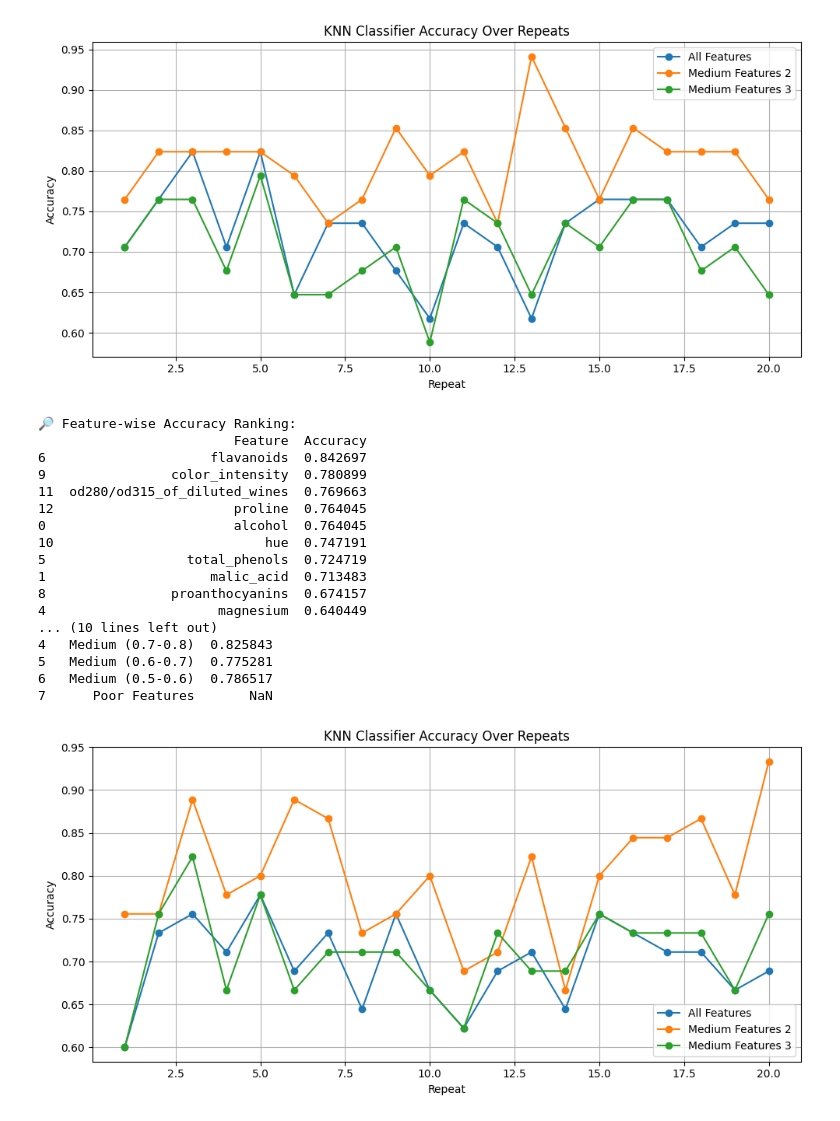
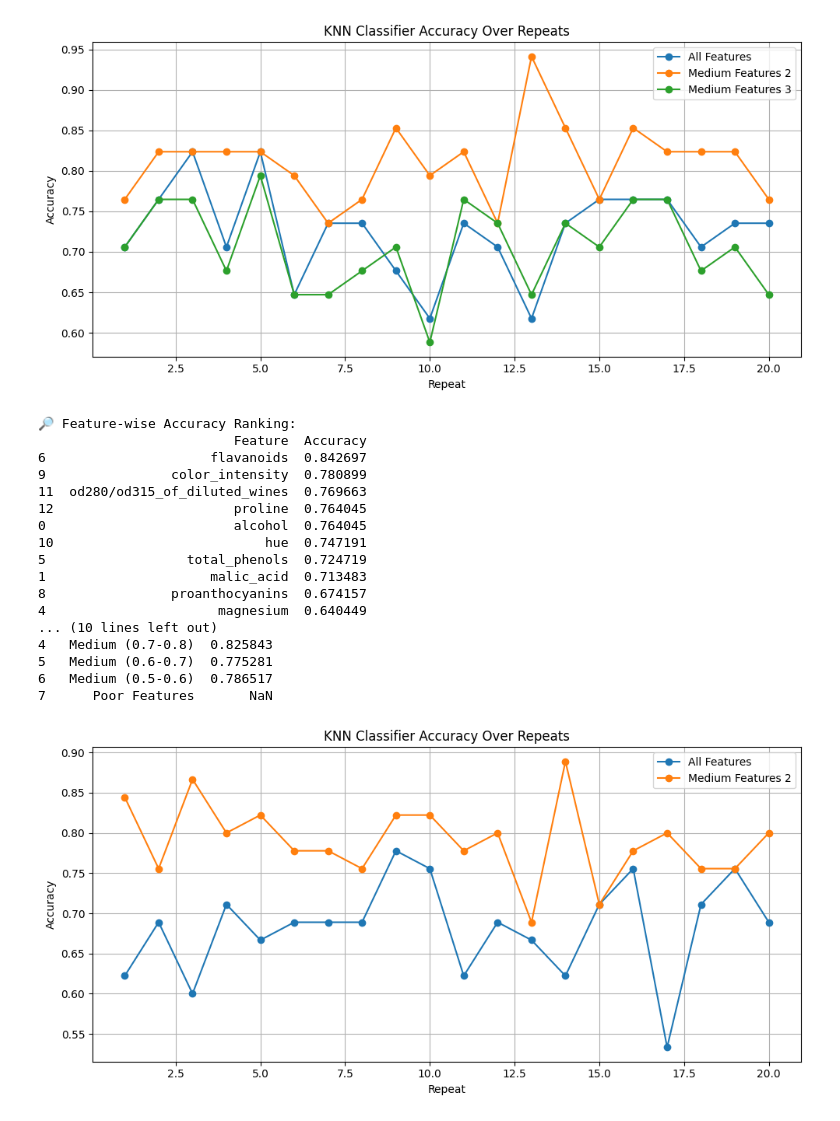
Before and after one commit to mehrnazeraeisi/Wine, a Jupyter notebook: Wine_KnnClassification_Modification.ipynb, the cells around one changed output. Cells and saved outputs as stored; diff of their text form; code cells hidden in the pictures.

```diff
--- a/Wine_KnnClassification_Modification.ipynb
+++ b/Wine_KnnClassification_Modification.ipynb
@@ -228,17 +229,16 @@ print("\n📊 Grouped Feature Performance Summary:")
 print(summary_df)
 
 # [8] Final evaluation function: repeats KNN classification and plots accuracy over repeats
-def evaluate_knn_accuracy_by_groups(X_data, y_data, medium_2, medium_3, all_features, test_size, n_repeats):
+def evaluate_knn_accuracy_by_groups(X_data, y_data, medium_2,  all_features, test_size, n_repeats):
     accuracy_scores = {
         "all_features": [],
-        "medium_features_2": [],
-        "medium_features_3": []
+        "medium_features_2": []
+
     }
 
     feature_groups = {
         "all_features": all_features,
-        "medium_features_2": medium_2,
-        "medium_features_3": medium_3
+        "medium_features_2": medium_2
     }
 
     for _ in range(n_repeats):
@@ -257,32 +257,32 @@ def evaluate_knn_accuracy_by_groups(X_data, y_data, medium_2, medium_3, all_feat
     plt.figure(figsize=(10, 5))
     for group_name, acc_list in accuracy_scores.items():
         plt.plot(x, acc_list, label=f"{group_name.replace('_', ' ').title()}", marker='o')
     plt.xlabel('Repeat')
     plt.ylabel('Accuracy')
     plt.title('KNN Classifier Accuracy Over Repeats')
     plt.legend()
     plt.grid(True)
     plt.tight_layout()
     plt.show()
 
 # [9] Run final evaluation
-evaluate_knn_accuracy_by_groups(X_data, y_data, medium_features_2, medium_features_3, all_features, test_size=0.25, n_repeats=20)
+evaluate_knn_accuracy_by_groups(X_data, y_data, medium_features_2, all_features, test_size=0.25, n_repeats=20)
 # %% [output]
 🔎 Feature-wise Accuracy Ranking:
                          Feature  Accuracy
 6                     flavanoids  0.842697
 9                color_intensity  0.780899
 11  od280/od315_of_diluted_wines  0.769663
 12                       proline  0.764045
 0                        alcohol  0.764045
 10                           hue  0.747191
 5                  total_phenols  0.724719
 1                     malic_acid  0.713483
 8                proanthocyanins  0.674157
 4                      magnesium  0.640449
 ... (10 lines left out)
 4   Medium (0.7-0.8)  0.825843
 5   Medium (0.6-0.7)  0.775281
 6   Medium (0.5-0.6)  0.786517
 7      Poor Features       NaN
-[figure, old version]
+[figure, new version]
```
Also changed, not shown: parts of 2 cells of this notebook.
